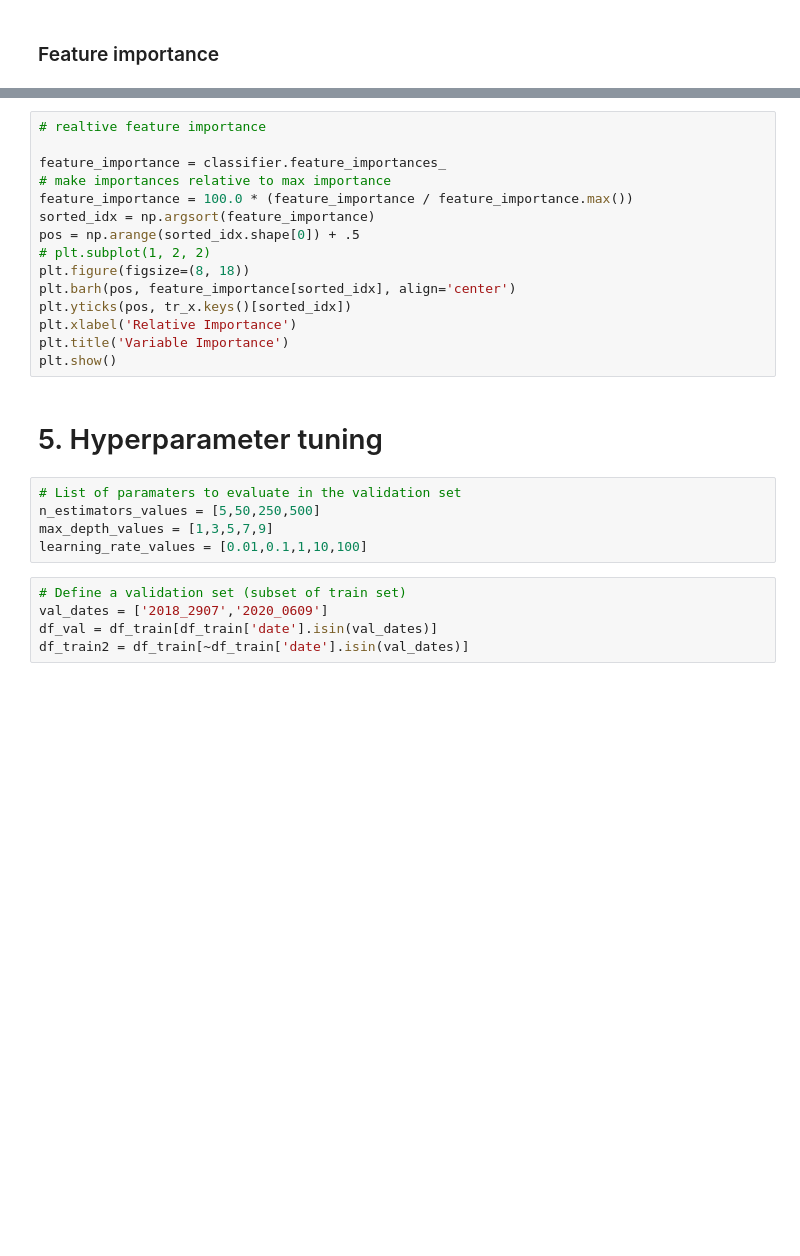
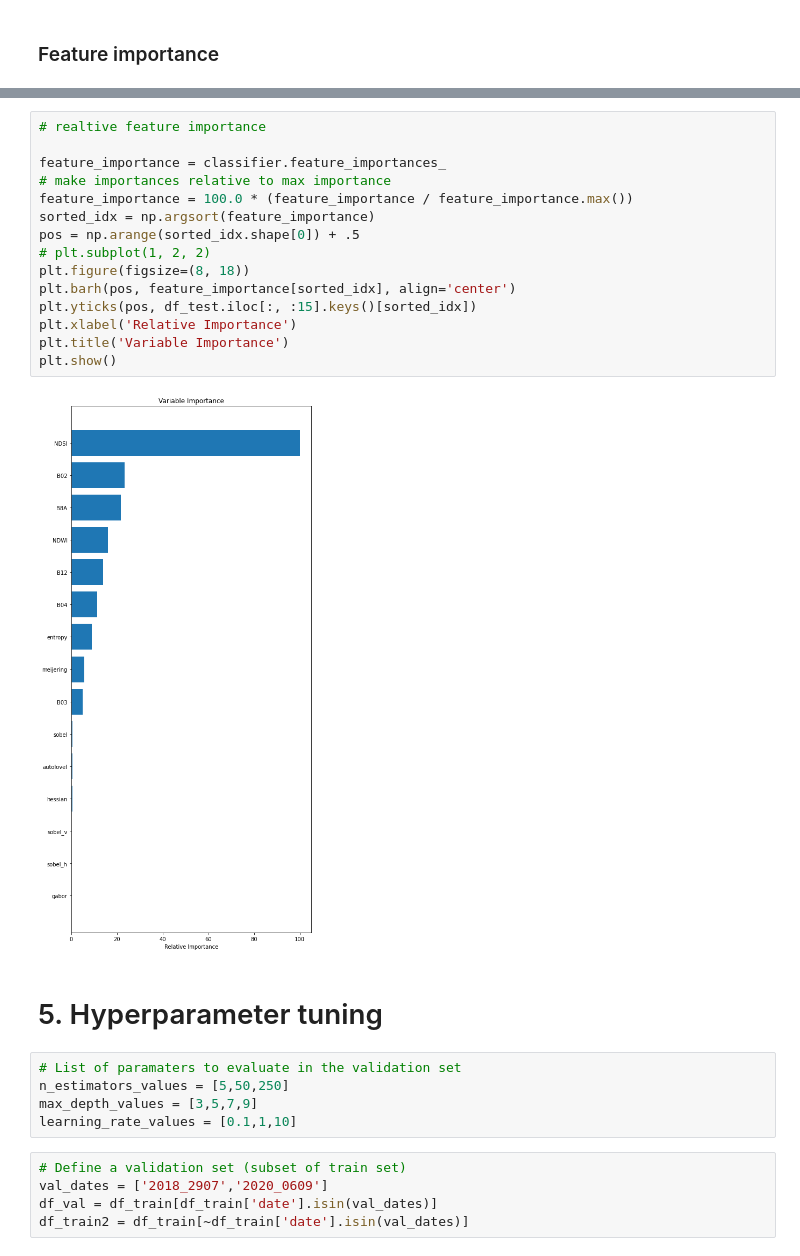
Before and after one commit to seleneledain/ipeo-project, a Jupyter notebook: GB_glacier.ipynb, the cells around one changed output, grey strips where cells are left out. Cells and saved outputs as stored; diff of their text form; blank space fills up the shorter version.

```diff
--- a/GB_glacier.ipynb
+++ b/GB_glacier.ipynb
@@ -335,25 +351,27 @@ dtype: float64
 # %%
 # realtive feature importance
 
 feature_importance = classifier.feature_importances_
 # make importances relative to max importance
 feature_importance = 100.0 * (feature_importance / feature_importance.max())
 sorted_idx = np.argsort(feature_importance)
 pos = np.arange(sorted_idx.shape[0]) + .5
 # plt.subplot(1, 2, 2)
 plt.figure(figsize=(8, 18))
 plt.barh(pos, feature_importance[sorted_idx], align='center')
-plt.yticks(pos, tr_x.keys()[sorted_idx])
+plt.yticks(pos, df_test.iloc[:, :15].keys()[sorted_idx])
 plt.xlabel('Relative Importance')
 plt.title('Variable Importance')
 plt.show()
+# %% [output]
+[figure, added]
 # %% [markdown]
 # 5. Hyperparameter tuning
 # %%
 # List of paramaters to evaluate in the validation set
-n_estimators_values = [5,50,250,500]
-max_depth_values = [1,3,5,7,9]
-learning_rate_values = [0.01,0.1,1,10,100]
+n_estimators_values = [5,50,250]
+max_depth_values = [3,5,7,9]
+learning_rate_values = [0.1,1,10]
 # %%
 # Define a validation set (subset of train set)
 val_dates = ['2018_2907','2020_0609']
```
Also changed, not shown: parts of 48 cells of this notebook.
